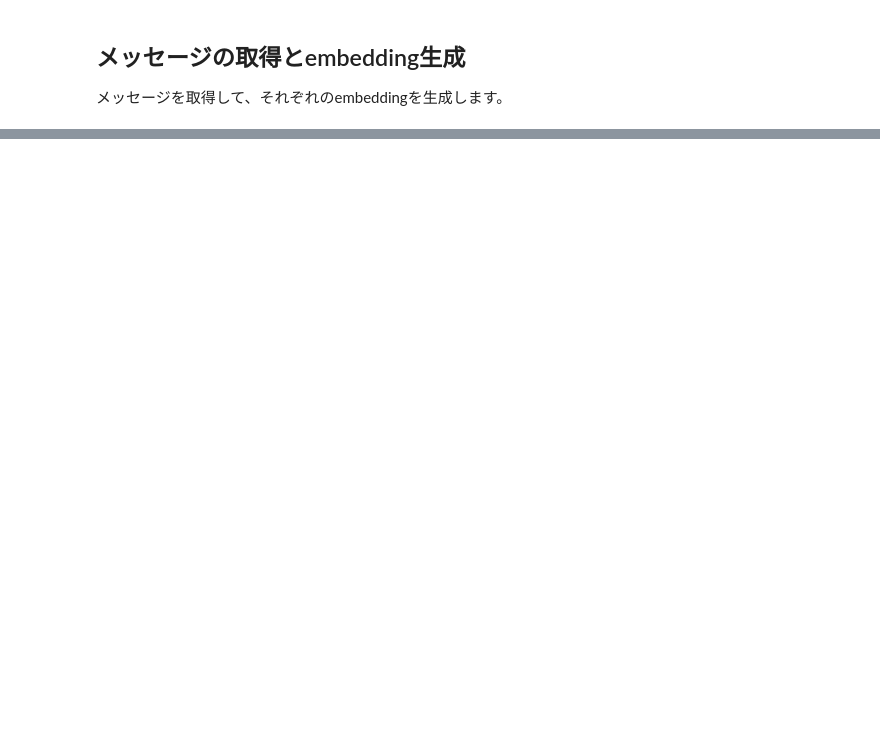
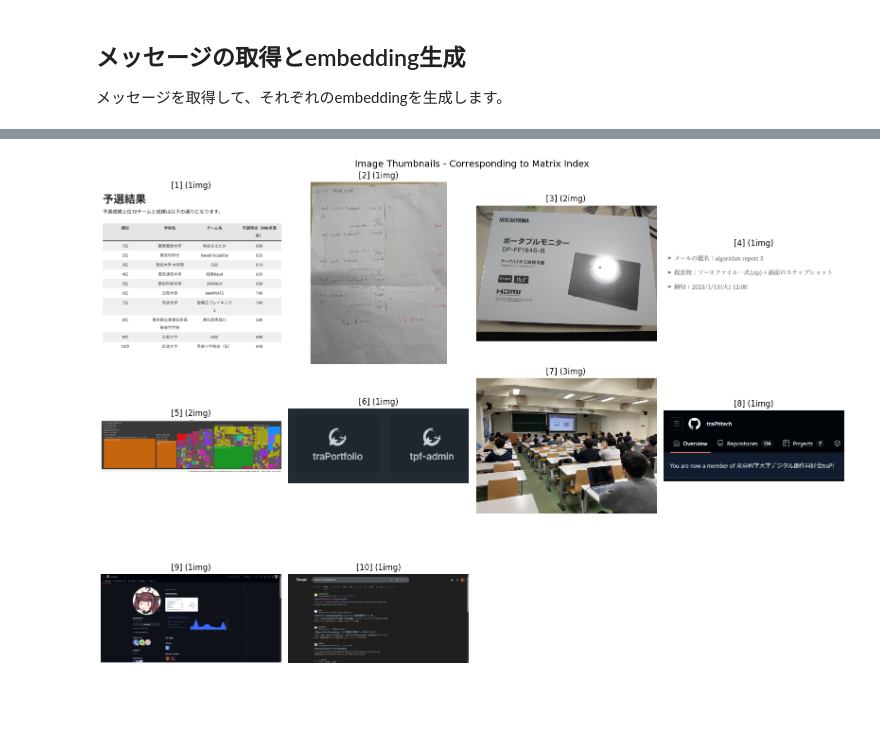
Before and after one commit to mumumu6/Qwen3-VL-Embedding-8B, a Jupyter notebook: main.ipynb, the cells around one changed output, grey strips where cells are left out. Cells and saved outputs as stored; diff of their text form; code cells hidden in the pictures; blank space fills up the shorter version.

```diff
--- a/main.ipynb
+++ b/main.ipynb
@@ -40,6 +40,8 @@ messageIds = [
     "0197c4ef-8be2-792e-922b-c498b6948775", #traqの9点リーダーのアイコン
     "01963951-0f55-75b5-a53b-07f467ad9051", #sysad体験会
     "0195be37-dea6-7902-8d04-e46185873108", #githubへの招待
+    "019bde55-0ca0-7d7a-95ab-0a1c3bf5eeaa", #僕のgithub
+    "019bde55-b166-7d7b-b290-2f049f72fe08" #googleの検索画面
 ]
 
 def _get_session() -> requests.Session:
@@ -72,7 +74,7 @@ def get_messages(target_message_ids: Optional[Iterable[str]] = None):
 
 def download_file(file_id: str, base_url: str = "https://q.trap.jp/api/v3") -> bytes:
     with _get_session() as session:
-        url = f"{base_url}/files/{file_id}/raw"
+        url = f"{base_url}/files/{file_id}"
         response = session.get(url)
         response.raise_for_status()
         return response.content
@@ -424,0 +1148,80 @@ if outputs:
+# %%
+# 各メッセージの画像サムネイルを表示
+# これにより、マトリックスの番号がどの画像に対応しているかわかる
+
+print("=== 各メッセージの画像サムネイル ===")
+print("マトリックスの[番号]がどの画像に対応しているかを表示します\n")
+
+# 保存されたデータからメッセージIDを取得し、画像をダウンロード
+thumbnails = []
+
+for i, item in enumerate(stored_data):
+    msg_id = item['messageId']
+    text = item['text'][:50] + "..." if len(item['text']) > 50 else item['text']
+    img_count = item['imageCount']
+
+    print(f"[{i+1}] {msg_id[:8]}... ({img_count} images)")
+    print(f"    Text: {text}")
+
+    # メッセージを取得して画像を表示
+    try:
+        messages = get_messages([msg_id])
+        if messages:
+            message = messages[0]
+            images = load_images_from_message(message)
+            if images:
+                thumbnails.append({
+                    'index': i + 1,
+                    'image': images[0],  # 最初の画像のみ
+                    'text': text,
+                    'img_count': img_count
+                })
+                print(f"    -> Image loaded successfully")
+            else:
+                print(f"    -> No images found in message")
+        else:
+            print(f"    -> Message not found")
+    except Exception as e:
+        print(f"    -> Error loading image: {e}")
+    print()
+
+# サムネイルグリッドを表示
+if thumbnails:
+    num_thumbs = len(thumbnails)
+    cols = min(4, num_thumbs)
+    rows = (num_thumbs + cols - 1) // cols
+
+    fig, axes = plt.subplots(rows, cols, figsize=(4 * cols, 4 * rows))
+
+    # axesを2D配列に統一
+    if rows == 1 and cols == 1:
+        axes = np.array([[axes]])
+    elif rows == 1:
+        axes = axes.reshape(1, -1)
+    elif cols == 1:
+        axes = axes.reshape(-1, 1)
+
+    for idx, thumb in enumerate(thumbnails):
+        row = idx // cols
+        col = idx % cols
+        ax = axes[row, col]
+
+        ax.imshow(thumb['image'])
+        ax.axis('off')
+        ax.set_title(f"[{thumb['index']}] ({thumb['img_count']}img)", fontsize=12)
+
+    # 余った軸を非表示
+    for idx in range(num_thumbs, rows * cols):
+        row = idx // cols
+        col = idx % cols
+        axes[row, col].axis('off')
+
+    plt.suptitle('Image Thumbnails - Corresponding to Matrix Index', fontsize=14)
+    plt.tight_layout()
+    plt.show()
+
+    print("\n各[番号]がマトリックスの行/列に対応しています。")
+    print("例: マトリックスの[1]行[5]列の値は、画像[1]と画像[5]の類似度です。")
+else:
+    print("サムネイルを取得できませんでした。")
+# %% [output]
@@ -424,0 +1279 @@ if outputs:
+[figure, added]
```
Also changed, not shown: parts of 15 cells of this notebook, 1 other file.
